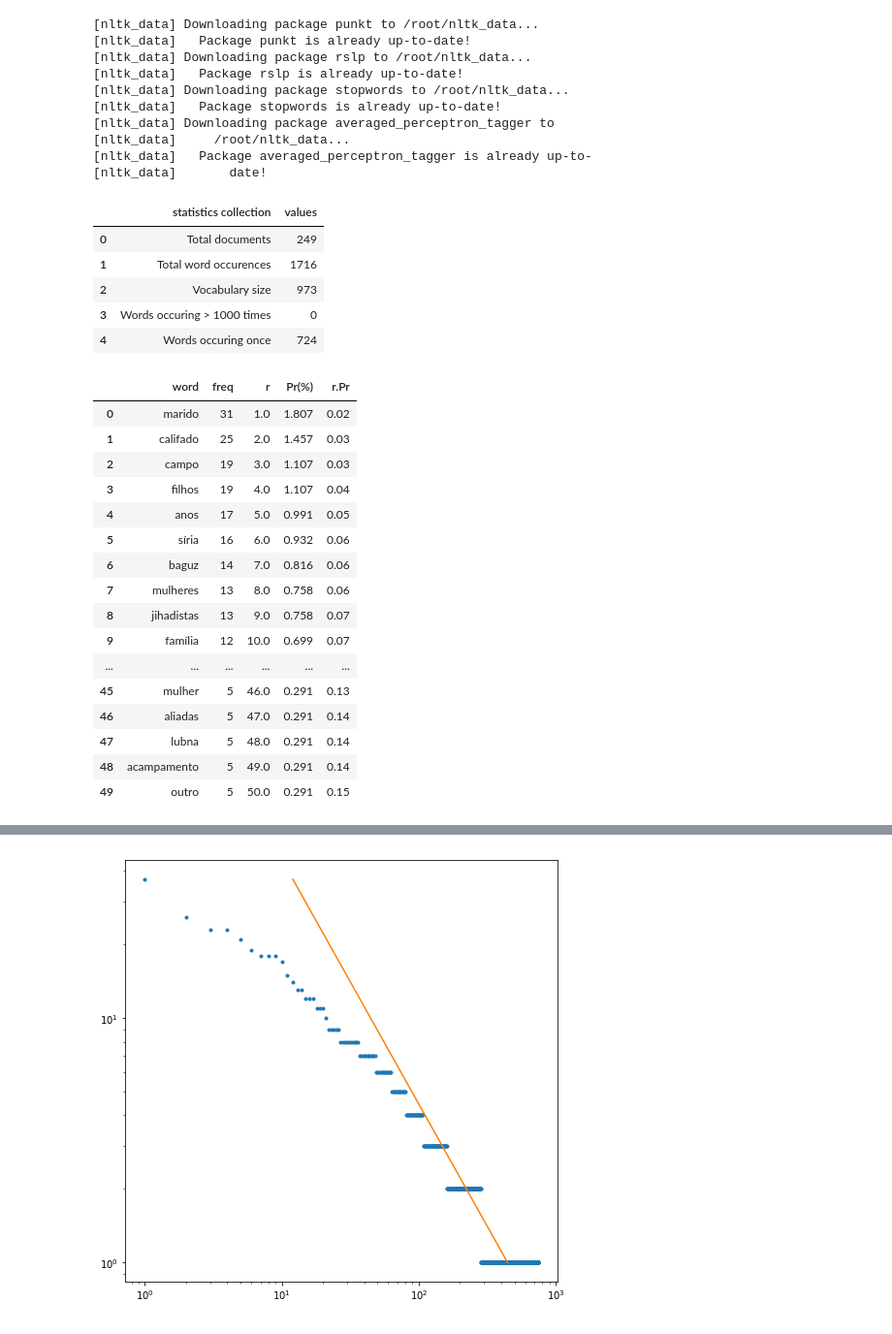
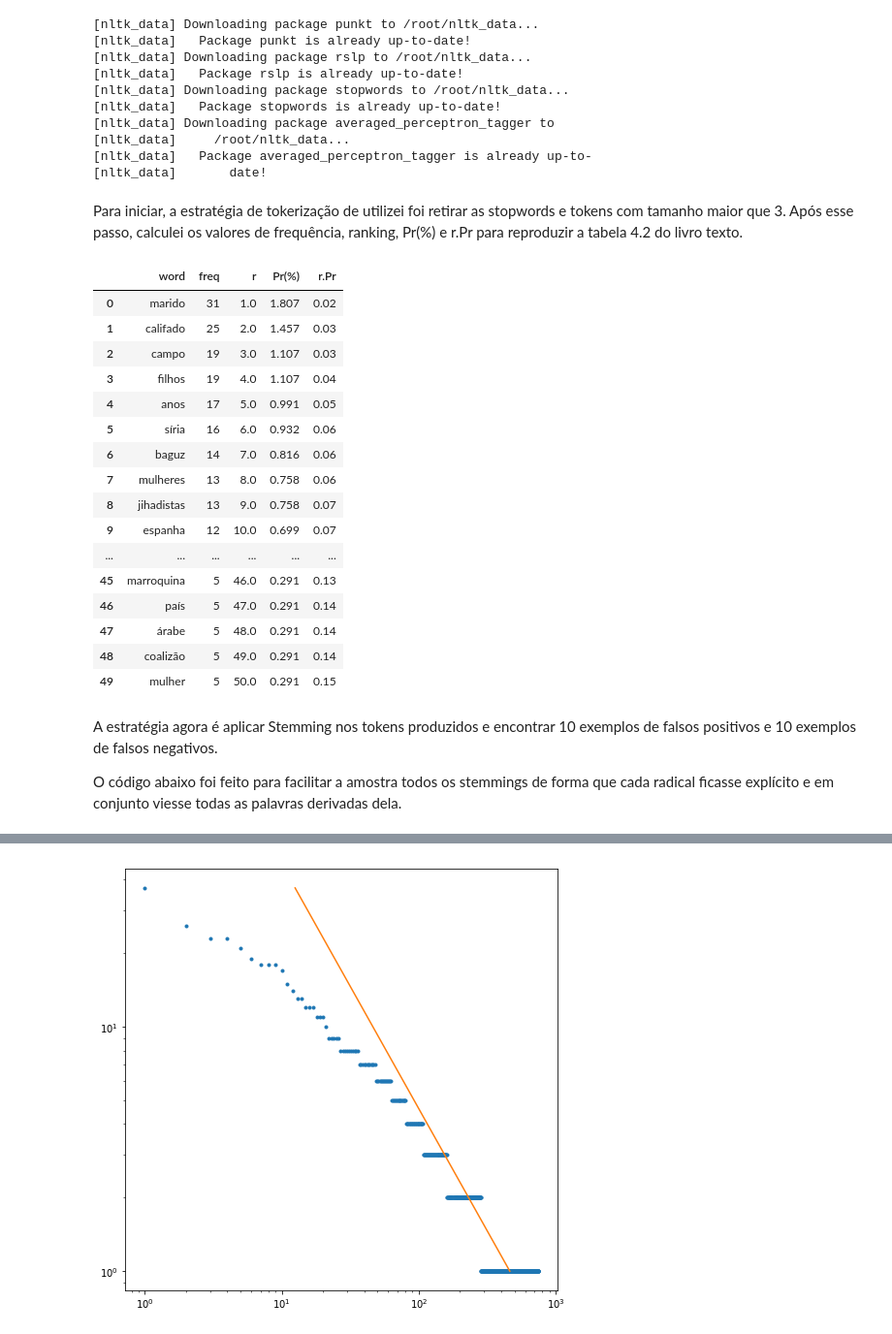
Before and after one commit to ivynasantino/mineracao-de-dados, a Jupyter notebook: 02-processamento_de_texto/reports/stemmig_tokenization.ipynb, the cells around one changed output, grey strips where cells are left out. Shown: that part at 97% size. Drawn from its saved outputs; the diff is of its cells as text; code cells hidden in the pictures.

Commit message:
Adiciona falsos positivos/negativos e alguns textos

```diff
--- a/02-processamento_de_texto/reports/stemmig_tokenization.ipynb
+++ b/02-processamento_de_texto/reports/stemmig_tokenization.ipynb
@@ -37,4 +46,6 @@ import seaborn as sns
 elpais = pd.read_csv("https://raw.githubusercontent.com/ivynasantino/mineracao-de-dados/master/02-processamento_de_texto/data/results.csv")
+# %% [markdown]
+Para iniciar, a estratégia de tokerização de utilizei foi retirar as stopwords e tokens com tamanho maior que 3. Após esse passo, calculei os valores de frequência, ranking, Pr(%) e r.Pr para reproduzir a tabela 4.2 do livro texto.
 # %%
 toker = RegexpTokenizer(r'\w+')
 stopwords = stopwords.words("portuguese")
@@ -55,69 +66,45 @@ def tokens(type_token):
     result.extend(tokens)
   return result
 # %%
-total_docs = elpais.text.count()
-
 wl = tokens('statistics collection')
 
 total_word_occur = len(wl)
-vocabulary_size = len(set(wl))
 
 words = pd.DataFrame(wl, columns = ['word'])
 
 word_count = words.word.value_counts().reset_index()
 
 word_count.columns = ['word', 'freq']
 word_count['r'] = word_count.freq.rank(ascending = False,
                                        method = 'first')
 
 occur_th = len(word_count[word_count.freq > 1000])
 
 occur_once = len(word_count[word_count.freq == 1])
 
+word_count['Pr(%)'] = round((word_count.freq / total_word_occur) * 100, 3)
+word_count['r.Pr'] = round(word_count.r * word_count['Pr(%)'] / 100, 2)
 
-sta = ['Total documents',
-       'Total word occurences',
-       'Vocabulary size',
-       'Words occuring > 1000 times',
-       'Words occuring once']
-
-values = [total_docs,
-          total_word_occur,
-          vocabulary_size,
-          occur_th,
-          occur_once]
-
-table = pd.DataFrame(data = {'statistics collection': sta,
-                            'values': values})
-
-table
+word_count[:50]
 # %% [output]
-|  | statistics collection | values |
-| 0 | Total documents | 249 |
-| 1 | Total word occurences | 1716 |
-| 2 | Vocabulary size | 973 |
-| 3 | Words occuring > 1000 times | 0 |
-| 4 | Words occuring once | 724 |
+|  | word | freq | r | Pr(%) | r.Pr |
+| 0 | marido | 31 | 1.0 | 1.807 | 0.02 |
+| 1 | califado | 25 | 2.0 | 1.457 | 0.03 |
+| 2 | campo | 19 | 3.0 | 1.107 | 0.03 |
+| 3 | filhos | 19 | 4.0 | 1.107 | 0.04 |
+| 4 | anos | 17 | 5.0 | 0.991 | 0.05 |
+| 5 | síria | 16 | 6.0 | 0.932 | 0.06 |
+| 6 | baguz | 14 | 7.0 | 0.816 | 0.06 |
+| 7 | mulheres | 13 | 8.0 | 0.758 | 0.06 |
+| 8 | jihadistas | 13 | 9.0 | 0.758 | 0.07 |
+| 9 | espanha | 12 | 10.0 | 0.699 | 0.07 |
+| ... | ... | ... | ... | ... | ... |
+| 45 | marroquina | 5 | 46.0 | 0.291 | 0.13 |
+| 46 | país | 5 | 47.0 | 0.291 | 0.14 |
+| 47 | árabe | 5 | 48.0 | 0.291 | 0.14 |
+| 48 | coalizão | 5 | 49.0 | 0.291 | 0.14 |
+| 49 | mulher | 5 | 50.0 | 0.291 | 0.15 |
-# %%
-word_count['Pr(%)'] = round((word_count.freq / total_word_occur) * 100, 3)
-word_count['r.Pr'] = round(word_count.r * word_count['Pr(%)'] / 100, 2)
-
-word_count[:50]
-# %% [output]
-|  | word | freq | r | Pr(%) | r.Pr |
-| 0 | marido | 31 | 1.0 | 1.807 | 0.02 |
-| 1 | califado | 25 | 2.0 | 1.457 | 0.03 |
-| 2 | campo | 19 | 3.0 | 1.107 | 0.03 |
-| 3 | filhos | 19 | 4.0 | 1.107 | 0.04 |
-| 4 | anos | 17 | 5.0 | 0.991 | 0.05 |
-| 5 | síria | 16 | 6.0 | 0.932 | 0.06 |
-| 6 | baguz | 14 | 7.0 | 0.816 | 0.06 |
-| 7 | mulheres | 13 | 8.0 | 0.758 | 0.06 |
-| 8 | jihadistas | 13 | 9.0 | 0.758 | 0.07 |
-| 9 | família | 12 | 10.0 | 0.699 | 0.07 |
-| ... | ... | ... | ... | ... | ... |
-| 45 | mulher | 5 | 46.0 | 0.291 | 0.13 |
-| 46 | aliadas | 5 | 47.0 | 0.291 | 0.14 |
-| 47 | lubna | 5 | 48.0 | 0.291 | 0.14 |
-| 48 | acampamento | 5 | 49.0 | 0.291 | 0.14 |
-| 49 | outro | 5 | 50.0 | 0.291 | 0.15 |
+# %% [markdown]
+A estratégia agora é aplicar Stemming nos tokens produzidos e encontrar 10 exemplos de falsos positivos e 10 exemplos de falsos negativos.
+
+O código abaixo foi feito para facilitar a amostra todos os stemmings de forma que cada radical ficasse explícito e em conjunto viesse todas as palavras derivadas dela.
```
Also changed, not shown: parts of 12 cells of this notebook.
